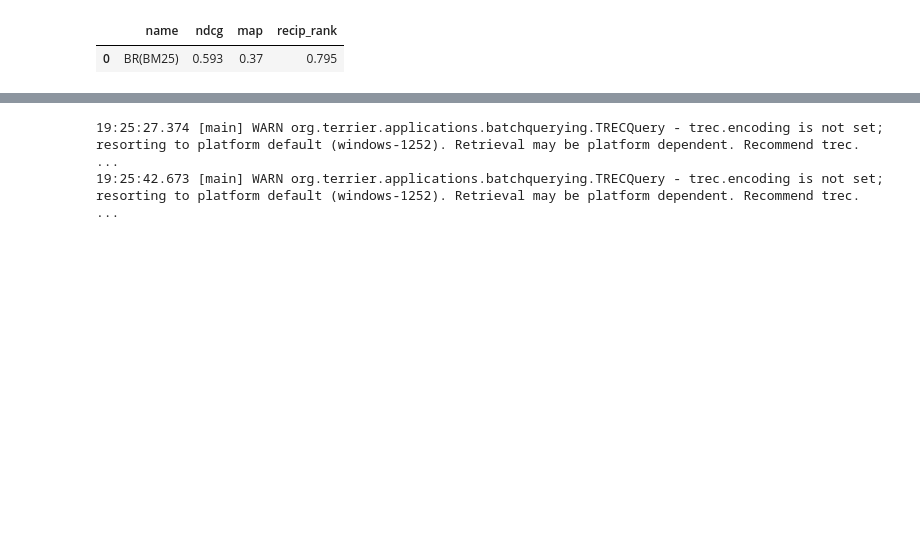
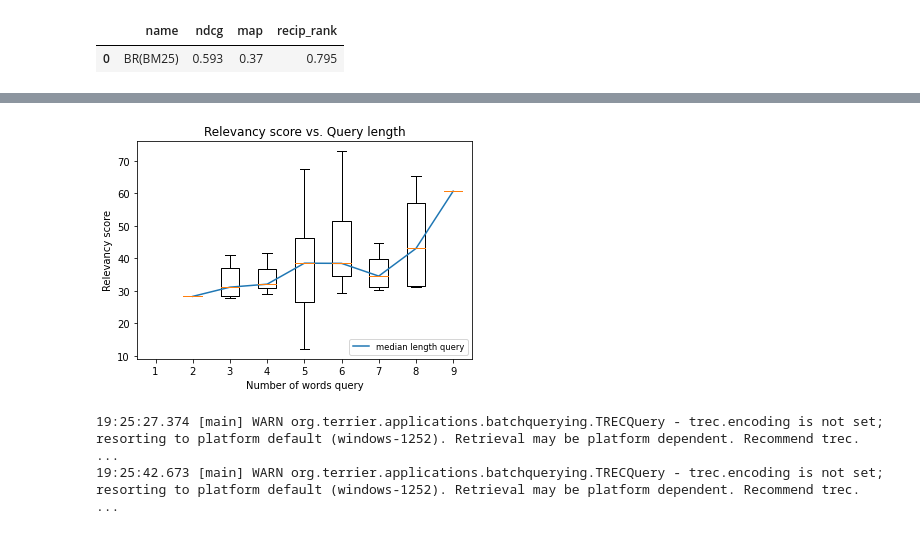
Before and after one commit to JulianBiesheuvel/CoreIR, a Jupyter notebook: BM25.ipynb, the cells around one changed output, grey strips where cells are left out. Saved outputs shown, nothing was run; the diff lists cells and outputs as text; code cells hidden in the pictures; blank space fills up the shorter version.

```diff
--- a/BM25.ipynb
+++ b/BM25.ipynb
@@ -188,3 +242,21 @@ plt.show()
+# %%
+import numpy as np
+import statistics
+
+lists = [list(result[result['query_length']==idx]['score']) for idx in range(1,10)]
+
+plt.boxplot(lists)
+
+plt.plot(range(2,10), [statistics.median(x) for x in lists[1:9]], label='median length query')
+
+plt.title('Relevancy score vs. Query length')
+plt.xlabel('Number of words query')
+plt.ylabel('Relevancy score')
+plt.legend(loc=4, fontsize='small', fancybox=True)
+plt.savefig('QueryVsRelvancy.svg')
+plt.show()
+# %% [output]
+[figure, added]
 # %%
 ####################################################################################################################
 #####WHAT IS THE RESON THAT QUERIES FOR WHICH THE QREL IS PROVIDED, NO DOCUMENTS ARE RETRIEVED IN THE TOP1000?######
```
Also changed, not shown: parts of 22 cells of this notebook, 1 other file.
